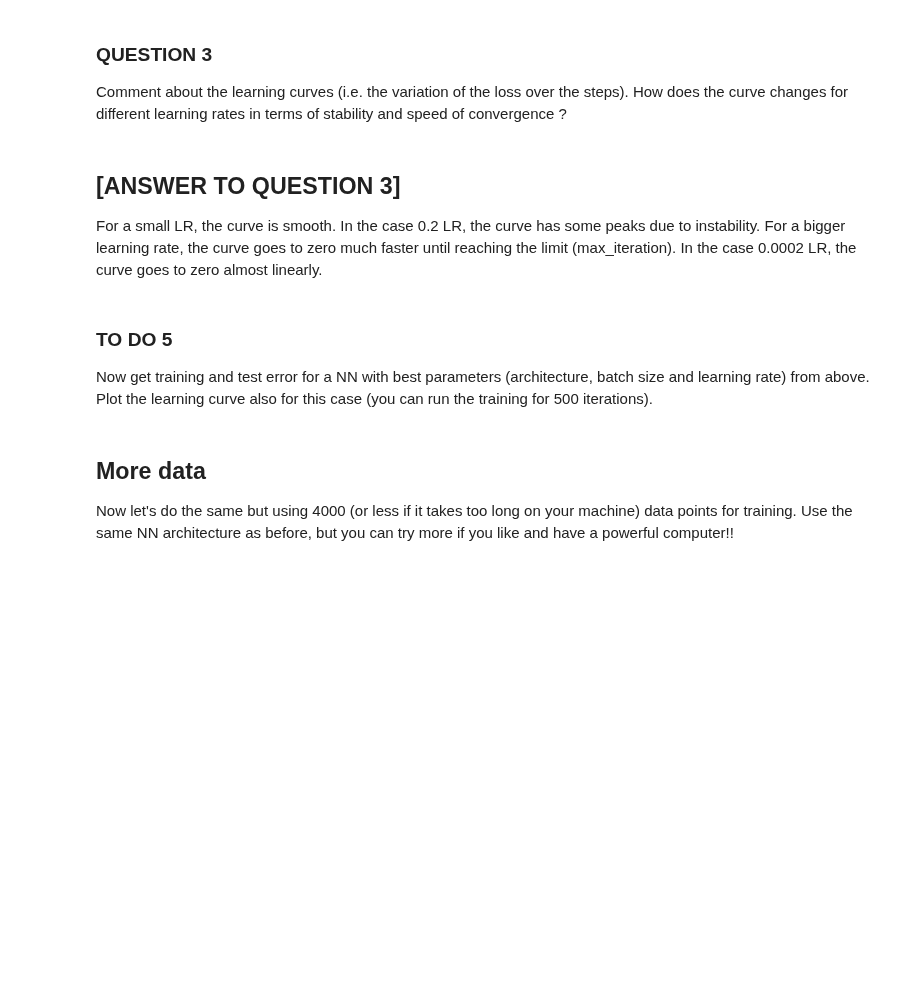
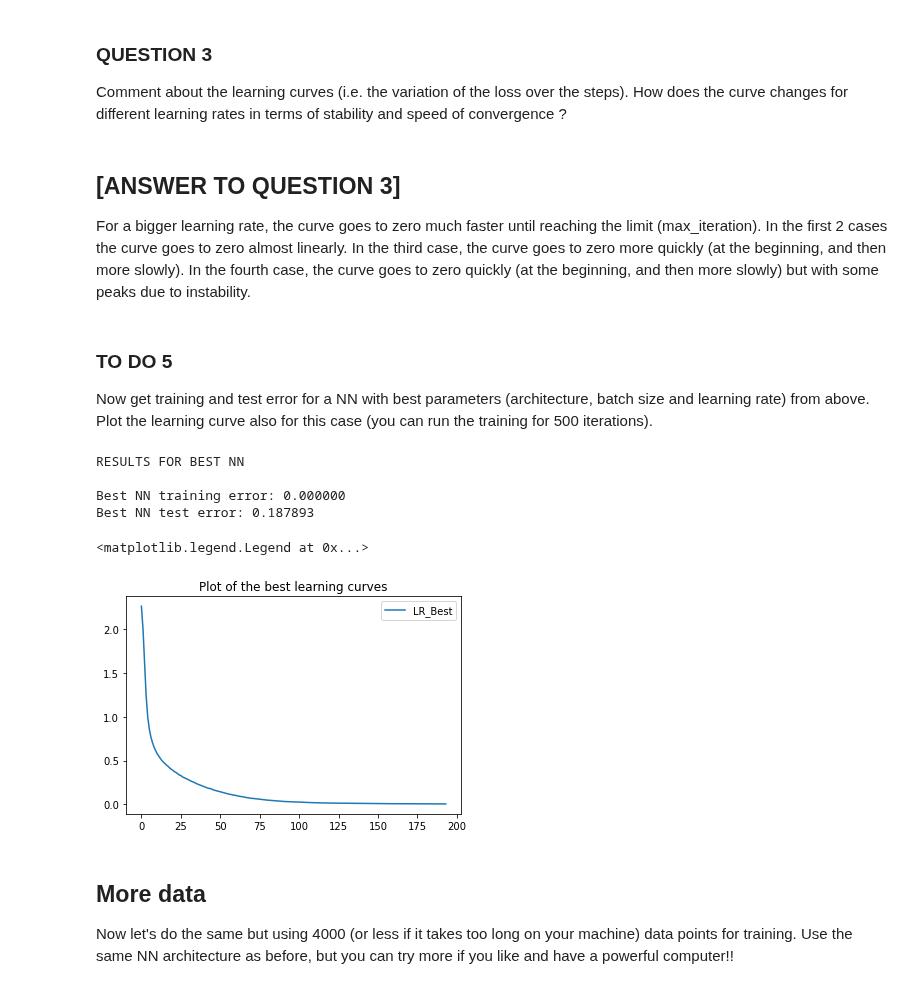
Before and after one commit to vittorioexp/machine-learning-exercises, a Jupyter notebook: homework3/esposito_vittorio_lab3.ipynb, the cells around one changed output. Cells and saved outputs as stored; diff of their text form; code cells hidden in the pictures; blank space fills up the shorter version.

```diff
--- a/homework3/esposito_vittorio_lab3.ipynb
+++ b/homework3/esposito_vittorio_lab3.ipynb
@@ -283,9 +359,10 @@ plt.legend()
 Comment about the learning curves (i.e. the variation of the loss over the steps). How does the curve changes for different learning rates in terms of stability and speed of convergence ?
 # %% [markdown]
 ## [ANSWER TO QUESTION 3]
-For a small LR, the curve is smooth. In the case 0.2 LR, the curve has some peaks due to instability.
 For a bigger learning rate, the curve goes to zero much faster until reaching the limit (max_iteration).
-In the case 0.0002 LR, the curve goes to zero almost linearly.
+In the first 2 cases the curve goes to zero almost linearly.
+In the third case, the curve goes to zero more quickly (at the beginning, and then more slowly).
+In the fourth case, the curve goes to zero quickly (at the beginning, and then more slowly) but with some peaks due to instability.
 # %% [markdown]
 ### TO DO 5
 
@@ -293,41 +370,35 @@ Now get training and test error for a NN with best parameters (architecture, bat
 # %%
 #get training and test error for the best NN model from CV
 
-mlp_best = MLPClassifier(hidden_layer_sizes=s.best_params_['hidden_layer_sizes'],
-                         batch_size=s_1.best_params_['batch_size'],
+mlp_best = MLPClassifier(hidden_layer_sizes=best_hidden_layer_size,
+                         batch_size=best_batch_size,
                          max_iter=500,
                          alpha=1e-4,
                          solver='sgd',
                          tol=1e-4,
                          random_state=ID,
-                         learning_rate_init=s_3.best_params_['learning_rate_init']).fit(X_train, y_train)
+                         learning_rate_init=best_learning_rate_init).fit(X_train, y_train)
 
-y_train_predicted = mlp_best.predict(X_train)
-y_test_predicted = mlp_best.predict(X_test)
-
-training_error = test_error = 0
-
-for j in range (len(y_train)):
-    if y_train_predicted[j] != y_train[j]:
-        training_error+=1
-
-for j in range (len(y_test)):
-    if y_test_predicted[j] != y_test[j]:
-        test_error+=1
-
-training_error/=len(y_train)
-test_error/=len(y_test)
+training_error = 1 - mlp_best.score(X_train,y_train)
+test_error = 1 - mlp_best.score(X_test,y_test)
 
 print ('\nRESULTS FOR BEST NN\n')
 
 print ("Best NN training error: %f" % training_error)
 print ("Best NN test error: %f" % test_error)
 
 plt.figure()
 plt.title('Plot of the best learning curves')
 best_loss = mlp_best.loss_curve_
 plt.plot(best_loss, label='LR_Best')
 plt.legend()
+# %% [output]
+RESULTS FOR BEST NN
+
+Best NN training error: 0.000000
+Best NN test error: 0.187893
+<matplotlib.legend.Legend at 0x...>
+[figure, added]
 # %% [markdown]
 ## More data
 Now let's do the same but using 4000 (or less if it takes too long on your machine) data points for training. Use the same NN architecture as before, but you can try more if you like and have a powerful computer!!
```
Also changed, not shown: parts of 22 cells of this notebook.
